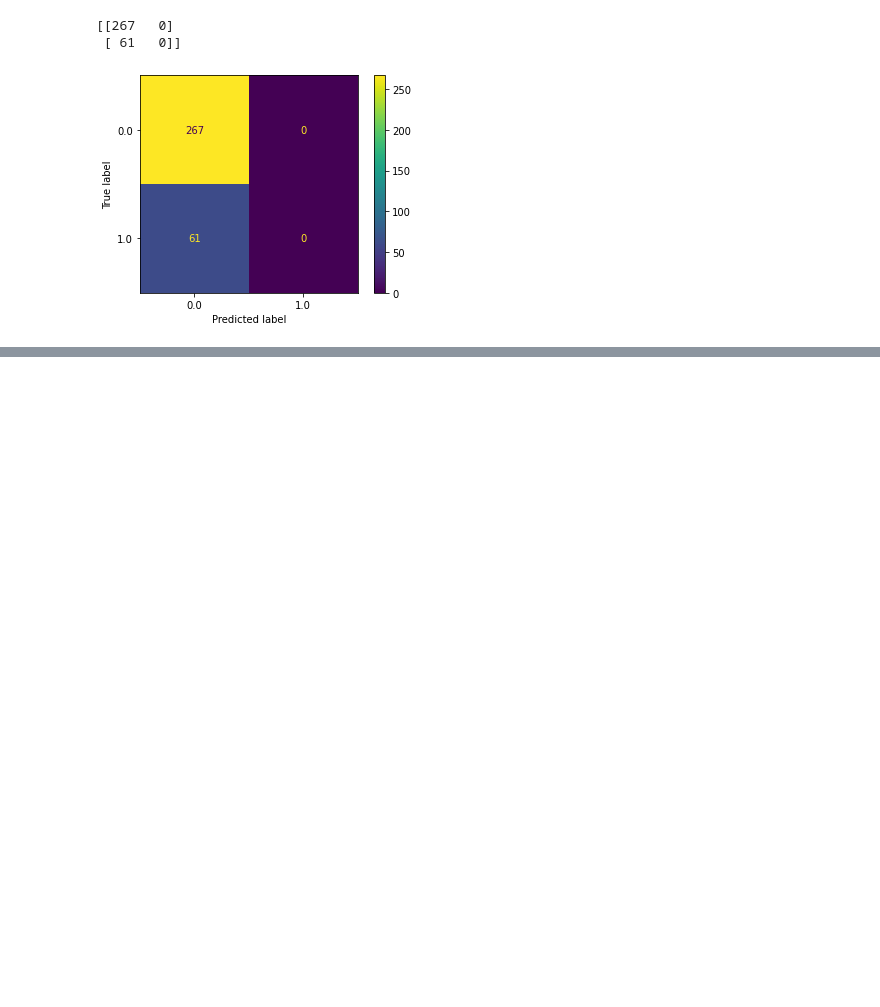
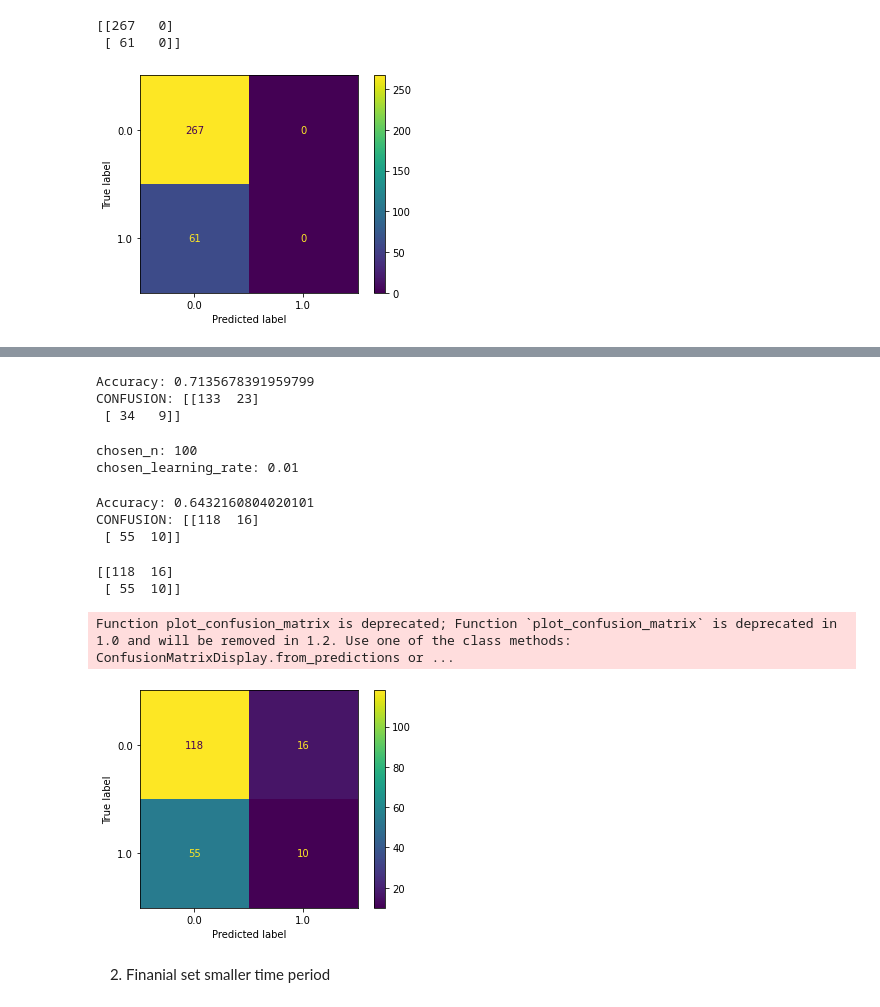
Before and after one commit to irsa-ashraf/Analysis-of-Indicators-on-Cryptocurrency-Prices, a Jupyter notebook: models/adaboost.ipynb, the cells around one changed output, grey strips where cells are left out. Saved outputs shown, nothing was run; the diff lists cells and outputs as text; code cells hidden in the pictures; blank space fills up the shorter version.

Commit message:
working condition for all, tested smaller dogecoin

```diff
--- a/models/adaboost.ipynb
+++ b/models/adaboost.ipynb
@@ -1111,0 +1213,66 @@ print(metrics.confusion_matrix(y_test, y_hat))
+# %%
+# Model Accuracy with chosen decision tree depth and chosen hyperparameters
+accuracy_score = metrics.accuracy_score(y_valid, y_hat)
+confusion = metrics.confusion_matrix(y_valid, y_hat)
+
+print("Accuracy:", accuracy_score)
+print("CONFUSION:", confusion)
+# %% [output]
+Accuracy: 0.7135678391959799
+CONFUSION: [[133  23]
+ [ 34   9]]
+# %%
+dogecoin = pd.read_csv("dogecoin_smaller_test.csv")
+dogecoin = dogecoin.rename(columns={'goog_trend': 'goog_trend_score'})
+
+feature_lst = ['MACD', 'PROC_3', 'PROC_10', 'wpr',\
+                'sto_os', 'goog_trend_score', 'retweets_count', \
+                'replies_count', 'Daily_Change_Perc', \
+                'Daily_Change_Perc_Gold', \
+                'Daily_Change_SP500', \
+                'compound_weighted', 'compound_weighted_avg7', \
+                'compound_weighted_daily_diff' , 'compound_weighted_weekly_diff',
+                'replies_count_daily_diff', 'replies_count_avg7', 'replies_count_weekly_diff',
+                'count', 'count_daily_diff', 'count_weekly_diff', 'RSI']
+
+X_test = dogecoin[feature_lst]
+y_test = dogecoin['label']
+# %%
+chosen_depth = list(grid_result.best_params_.values())[0]
+chosen_learning_rate = list(grid_result.best_params_.values())[1]
+chosen_n = list(grid_result.best_params_.values())[2]
+print("chosen_n:", chosen_n)
+print("chosen_learning_rate:", chosen_learning_rate)
+
+base_estimator = DecisionTreeClassifier(max_depth = chosen_depth, random_state = 1234)
+adaboost = AdaBoostClassifier(base_estimator = base_estimator, n_estimators = chosen_n,
+                              learning_rate = chosen_learning_rate, random_state = 1234)
+# Train Adaboost Classifer
+adaboost.fit(X_train, y_train)
+
+# Predict the response for valid dataset
+y_hat = adaboost.predict(X_test)
+# %% [output]
+chosen_n: 100
+chosen_learning_rate: 0.01
+# %%
+# Model Accuracy with chosen decision tree depth and chosen hyperparameters
+accuracy_score = metrics.accuracy_score(y_test, y_hat)
+confusion = metrics.confusion_matrix(y_test, y_hat)
+
+print("Accuracy:", accuracy_score)
+print("CONFUSION:", confusion)
+# %% [output]
+Accuracy: 0.6432160804020101
+CONFUSION: [[118  16]
+ [ 55  10]]
+# %%
+plot_confusion_matrix(adaboost, X_test, y_test)
+print(metrics.confusion_matrix(y_test, y_hat))
+# %% [output]
+[[118  16]
+ [ 55  10]]
+Function plot_confusion_matrix is deprecated; Function `plot_confusion_matrix` is deprecated in 1.0 and will be removed in 1.2. Use one of the class methods: ConfusionMatrixDisplay.from_predictions or ...
+[figure, added]
+# %% [markdown]
+2. Finanial set smaller time period
```
Also changed, not shown: parts of 47 cells of this notebook.
